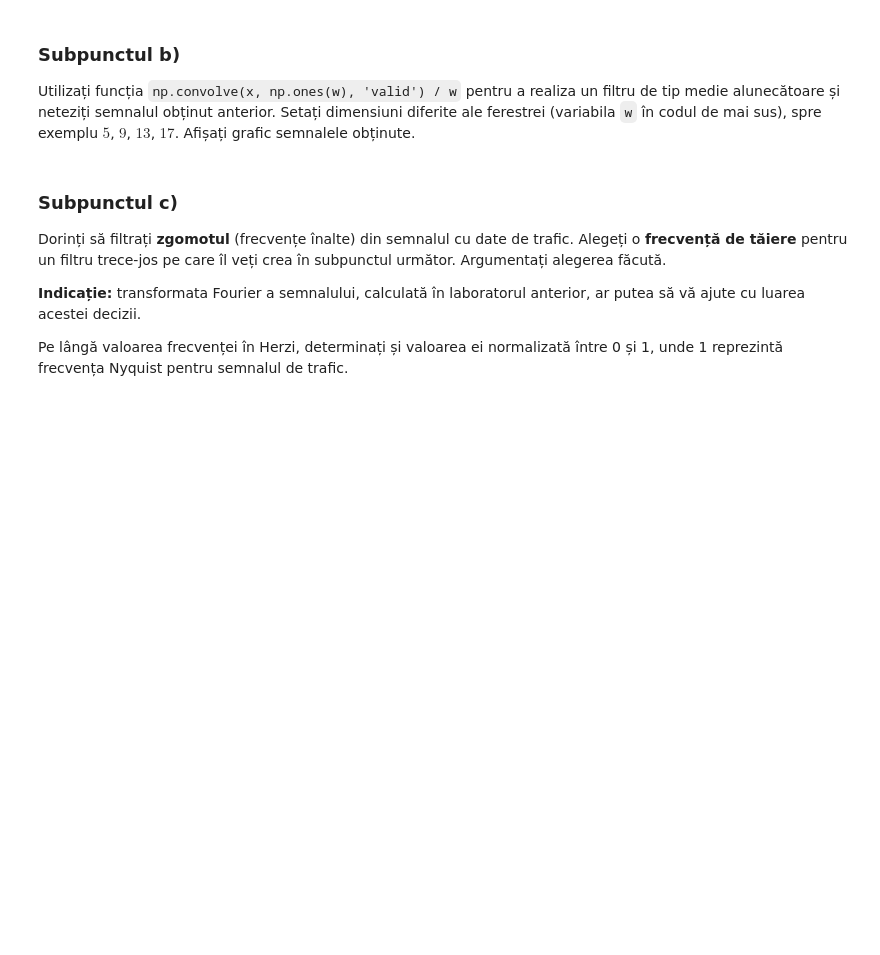
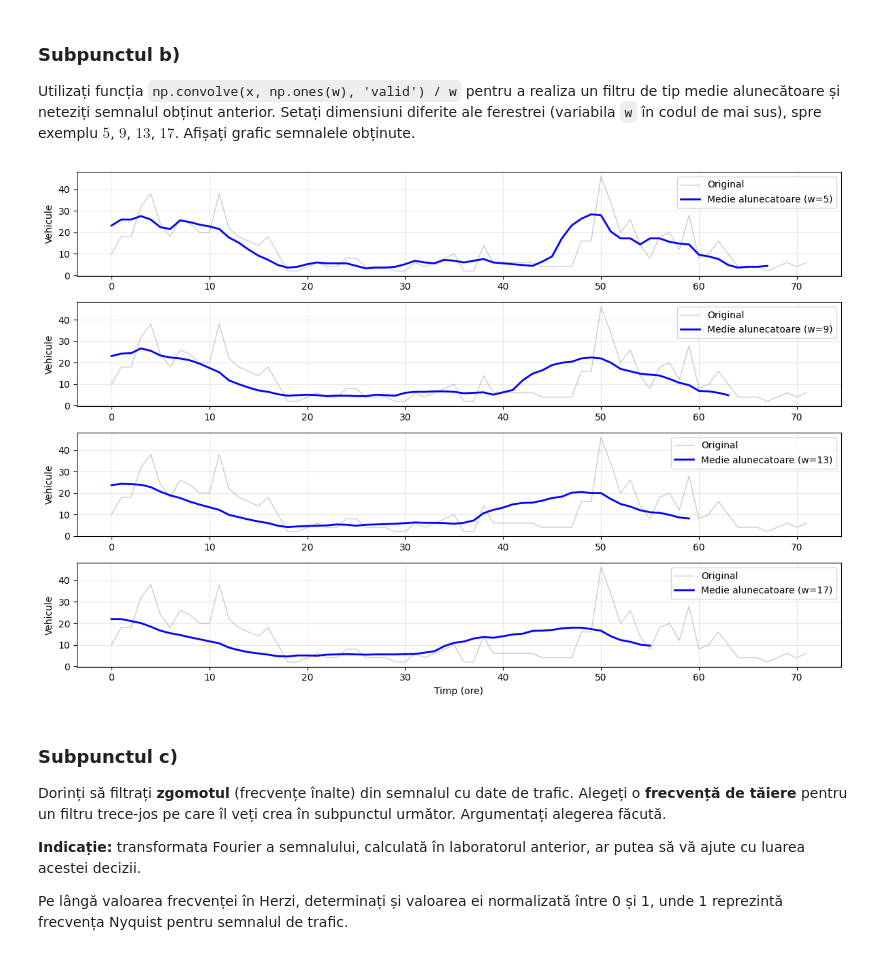
Before and after one commit to Glosperx/Semnale, a Jupyter notebook: ps-lab-9-Cojoaca_Alexandru.ipynb, the cells around one changed output. Drawn from its saved outputs; the diff is of its cells as text; code cells hidden in the pictures; blank space fills up the shorter version.

```diff
--- a/ps-lab-9-Cojoaca_Alexandru.ipynb
+++ b/ps-lab-9-Cojoaca_Alexandru.ipynb
@@ -109,6 +109,27 @@ plt.show()
 ### Subpunctul b)
 
 Utilizați funcția `np.convolve(x, np.ones(w), 'valid') / w` pentru a realiza un filtru de tip medie alunecătoare și neteziți semnalul obținut anterior. Setați dimensiuni diferite ale ferestrei (variabila `w` în codul de mai sus), spre exemplu $5$, $9$, $13$, $17$. Afișați grafic semnalele obținute.
+# %%
+def moving_average_filter(signal, window_size):
+    return np.convolve(signal, np.ones(window_size), 'valid') / window_size
+
+window_sizes = [5, 9, 13, 17]
+filtered_signals = [moving_average_filter(data_3, w) for w in window_sizes]
+
+plt.figure(figsize=(12, 8))
+for i, (w, filtered_signal) in enumerate(zip(window_sizes, filtered_signals), start=1):
+    plt.subplot(len(window_sizes), 1, i)
+    plt.plot(data_3, 'gray', alpha=0.4, linewidth=1, label='Original')
+    plt.plot(filtered_signal, 'b-', linewidth=2, label=f'Medie alunecatoare (w={w})')
+    plt.ylabel('Vehicule')
+    plt.legend()
+    plt.grid(True, alpha=0.3)
+    if i == len(window_sizes):
+        plt.xlabel('Timp (ore)')
+plt.tight_layout()
+plt.show()
+# %% [output]
+[figure, added]
 # %% [markdown]
 ### Subpunctul c)
 
```
Also changed, not shown: parts of 5 cells of this notebook.
